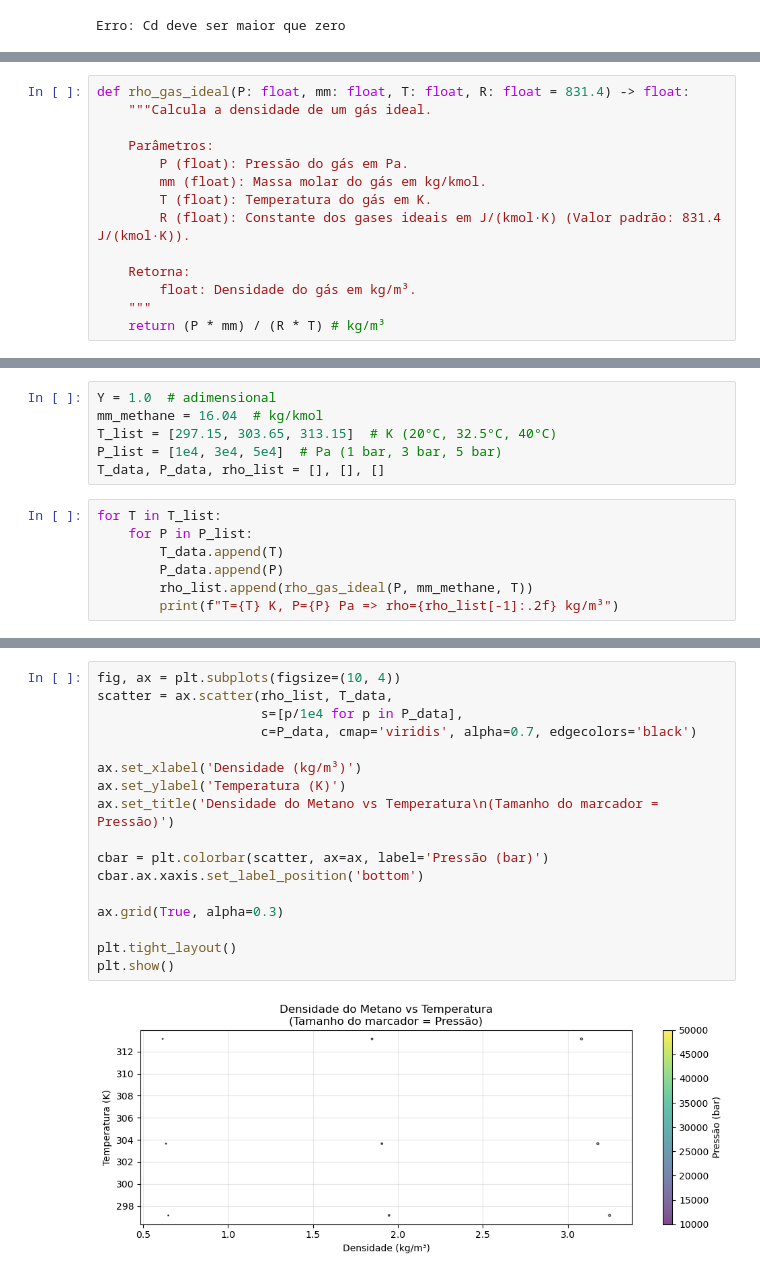
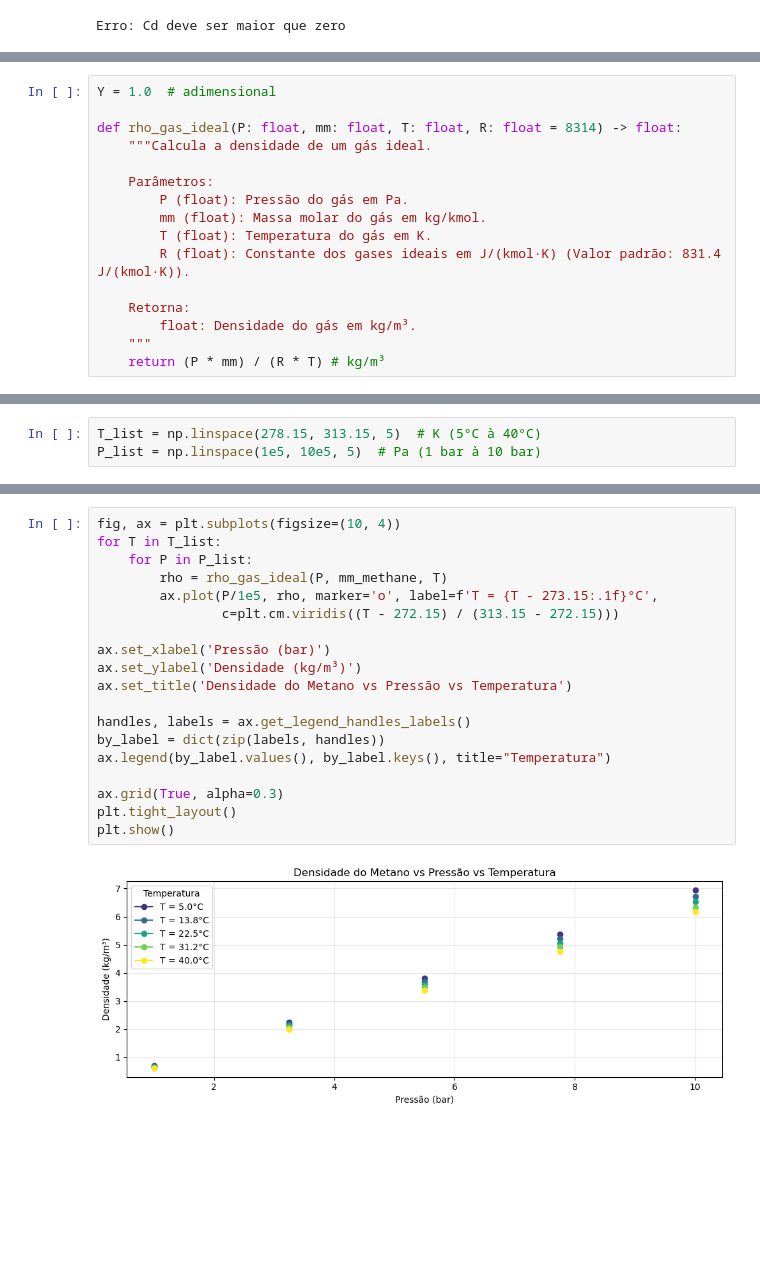
Before and after one commit to naclavijov/EngeData-POO, a Jupyter notebook: Módulo 1 - PP vs POO/Módulo 1 - PP vs POO.ipynb, the cells around one changed output, grey strips where cells are left out. Cells and saved outputs as stored; diff of their text form; blank space fills up the shorter version.

```diff
--- a/Módulo 1 - PP vs POO/Módulo 1 - PP vs POO.ipynb
+++ b/Módulo 1 - PP vs POO/Módulo 1 - PP vs POO.ipynb
@@ -165,5 +207,7 @@ Vamos considera a premissa inicial de calcular as propriedades considerando a id
 # %%
-def rho_gas_ideal(P: float, mm: float, T: float, R: float = 831.4) -> float:
+Y = 1.0  # adimensional
+
+def rho_gas_ideal(P: float, mm: float, T: float, R: float = 8314) -> float:
     """Calcula a densidade de um gás ideal.
 
     Parâmetros:
@@ -179,13 +235,3 @@ def rho_gas_ideal(P: float, mm: float, T: float, R: float = 831.4) -> float:
 # %%
-Y = 1.0  # adimensional
-mm_methane = 16.04  # kg/kmol
-T_list = [297.15, 303.65, 313.15]  # K (20°C, 32.5°C, 40°C)
-P_list = [1e4, 3e4, 5e4]  # Pa (1 bar, 3 bar, 5 bar)
-T_data, P_data, rho_list = [], [], []
+T_list = np.linspace(278.15, 313.15, 5)  # K (5°C à 40°C)
+P_list = np.linspace(1e5, 10e5, 5)  # Pa (1 bar à 10 bar)
-# %%
-for T in T_list:
-    for P in P_list:
-        T_data.append(T)
-        P_data.append(P)
-        rho_list.append(rho_gas_ideal(P, mm_methane, T))
-        print(f"T={T} K, P={P} Pa => rho={rho_list[-1]:.2f} kg/m³")
@@ -202,19 +238,21 @@ T=313.15 K, P=50000.0 Pa => rho=3.08 kg/m³
-# %%
-fig, ax = plt.subplots(figsize=(10, 4))
-scatter = ax.scatter(rho_list, T_data,
-                     s=[p/1e4 for p in P_data],
-                     c=P_data, cmap='viridis', alpha=0.7, edgecolors='black')
-
-ax.set_xlabel('Densidade (kg/m³)')
-ax.set_ylabel('Temperatura (K)')
-ax.set_title('Densidade do Metano vs Temperatura\n(Tamanho do marcador = Pressão)')
-
-cbar = plt.colorbar(scatter, ax=ax, label='Pressão (bar)')
-cbar.ax.xaxis.set_label_position('bottom')
-
-ax.grid(True, alpha=0.3)
-
-plt.tight_layout()
-plt.show()
-# %% [output]
-[figure, removed]
+# %%
+fig, ax = plt.subplots(figsize=(10, 4))
+for T in T_list:
+    for P in P_list:
+        rho = rho_gas_ideal(P, mm_methane, T)
+        ax.plot(P/1e5, rho, marker='o', label=f'T = {T - 273.15:.1f}°C',
+                c=plt.cm.viridis((T - 272.15) / (313.15 - 272.15)))
+
+ax.set_xlabel('Pressão (bar)')
+ax.set_ylabel('Densidade (kg/m³)')
+ax.set_title('Densidade do Metano vs Pressão vs Temperatura')
+
+handles, labels = ax.get_legend_handles_labels()
+by_label = dict(zip(labels, handles))
+ax.legend(by_label.values(), by_label.keys(), title="Temperatura")
+
+ax.grid(True, alpha=0.3)
+plt.tight_layout()
+plt.show()
+# %% [output]
+[figure, added]
```
Also changed, not shown: parts of 61 cells of this notebook.
